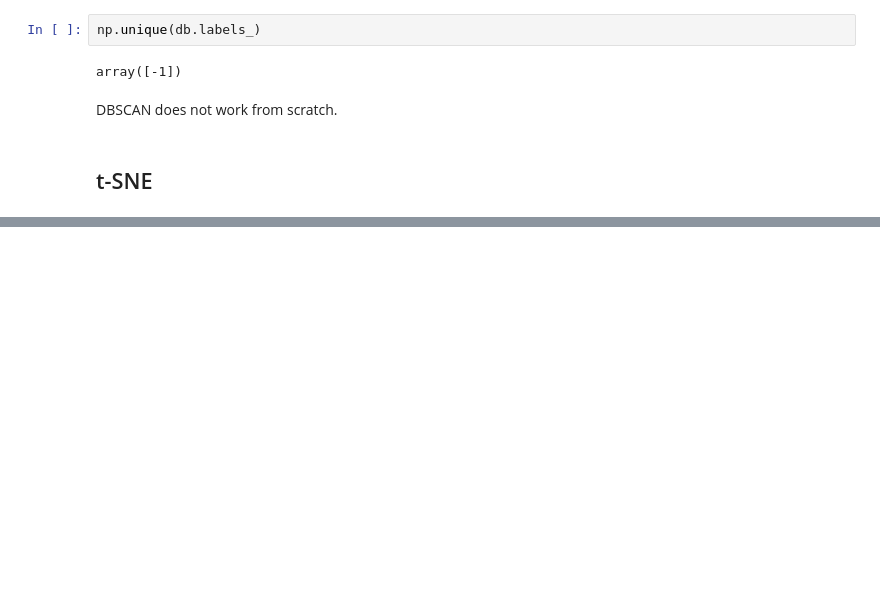
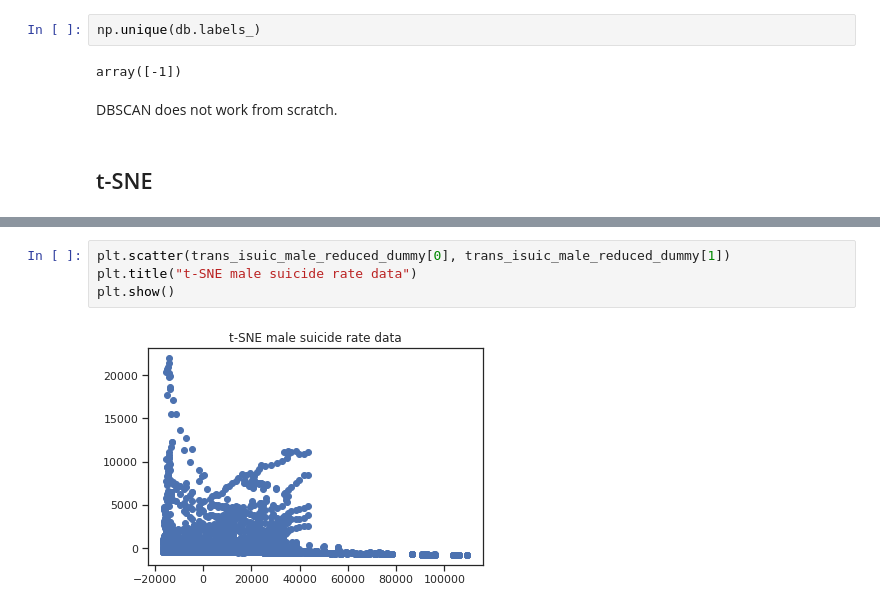
Before and after one commit to erinijapranckeviciene/MLdata, a Jupyter notebook: Clustering_exercise_with_isuic.ipynb, the cells around one changed output, grey strips where cells are left out. Drawn from its saved outputs; the diff is of its cells as text; blank space fills up the shorter version.

```diff
--- a/Clustering_exercise_with_isuic.ipynb
+++ b/Clustering_exercise_with_isuic.ipynb
@@ -343,0 +357,6 @@ plt.show()
+# %%
+plt.scatter(trans_isuic_male_reduced_dummy[0], trans_isuic_male_reduced_dummy[1])
+plt.title("t-SNE male suicide rate data")
+plt.show()
+# %% [output]
+[figure, added]
```
Also changed, not shown: parts of 5 cells of this notebook.
